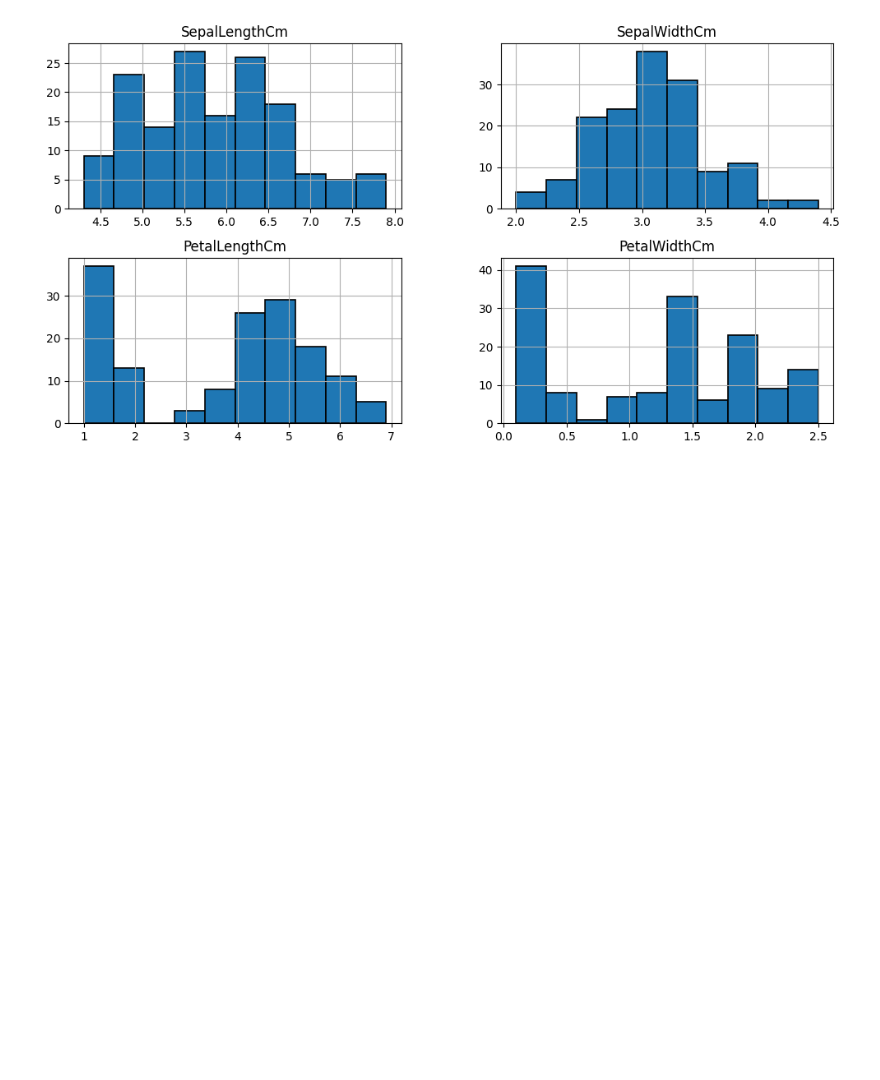
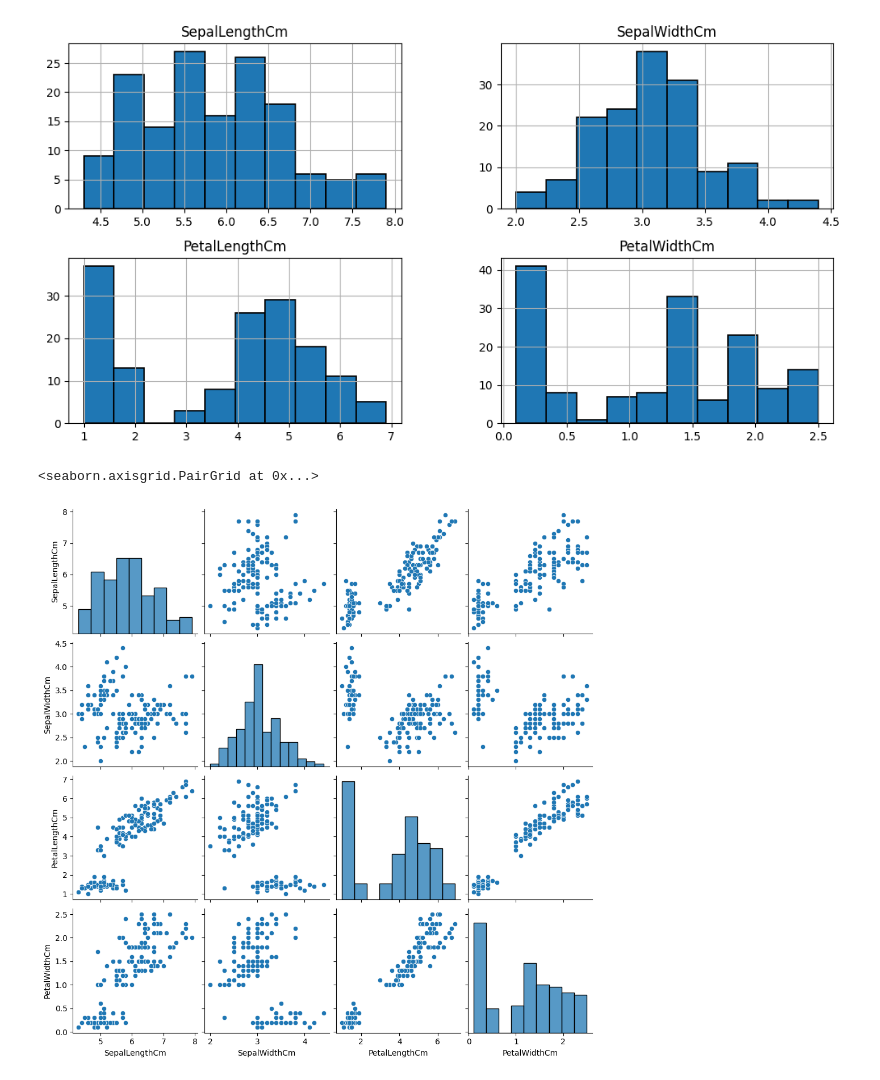
Before and after one commit to Enkhamgalan1230/CO559-ML-DL-Group-project, a Jupyter notebook: GroupProj.ipynb, the cells around one changed output. Drawn from its saved outputs; the diff is of its cells as text; code cells hidden in the pictures; blank space fills up the shorter version.

```diff
--- a/GroupProj.ipynb
+++ b/GroupProj.ipynb
@@ -48,0 +47,11 @@ df.head()
+# %%
+path = "/content/drive/MyDrive/Iris.csv"
+
+iris = pd.read_csv(path)
+# I removed the column ID since the dataframe is indexed.
+#Basically we dont need it
+# Also this data is very clean as well as small we dont have to do pre-process the data.
+iris.drop('Id', axis=1, inplace=True)
+
+iris.head()
+#Sampling the dataset
@@ -96,3 +128,8 @@ fig.set_size_inches(12,6)
 plt.show()
 # %% [output]
 [figure]
+# %%
+sns.pairplot(iris)
+# %% [output]
+<seaborn.axisgrid.PairGrid at 0x...>
+[figure, added]
```
Also changed, not shown: parts of 39 cells of this notebook.
